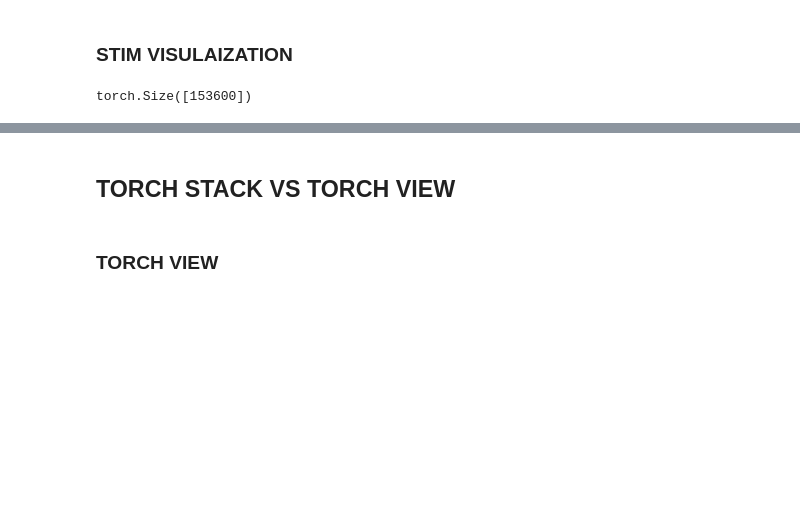
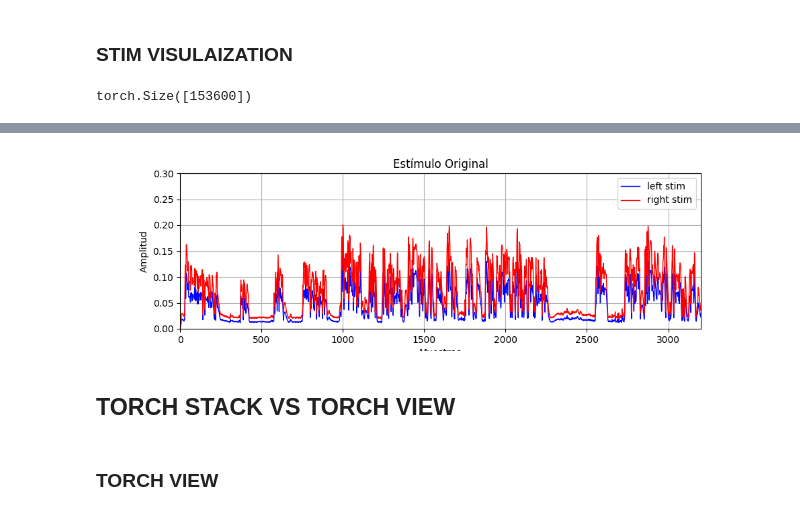
Before and after one commit to garcesote/deepAAD_project, a Jupyter notebook: notebooks/play.ipynb, the cells around one changed output, grey strips where cells are left out. Cells and saved outputs as stored; diff of their text form; code cells hidden in the pictures; blank space fills up the shorter version.

```diff
--- a/notebooks/play.ipynb
+++ b/notebooks/play.ipynb
@@ -470,0 +489,4 @@ plt.show()
+# %%
+subj = 'S1'
+hrtf_path = os.path.join(global_data_path, 'Fulsang_2017', 'HRTFs', subj+'_hrtfs.mat')
+data = scipy.io.loadmat(hrtf_path)
@@ -471,3 +504,18 @@ plt.show()
+# %%
+# Representar envolvente derecha
+plt.figure(figsize=(10, 3))
+plt.plot(env_L, color='blue', linewidth=1, label='left stim')
+plt.plot(env_R, color='red', linewidth=1, label='right stim')
+plt.title('Estímulo Original')
+plt.xlabel('Muestras')
+plt.ylabel('Amplitud')
+plt.xlim([0, 50*64])
+plt.ylim([0, 0.3])
+plt.grid()
+plt.legend()
+plt.show()
+# %% [output]
+[figure, added]
 # %% [markdown]
 ## TORCH STACK VS TORCH VIEW
 # %% [markdown]
```
Also changed, not shown: parts of 12 cells of this notebook, 5 other files.
